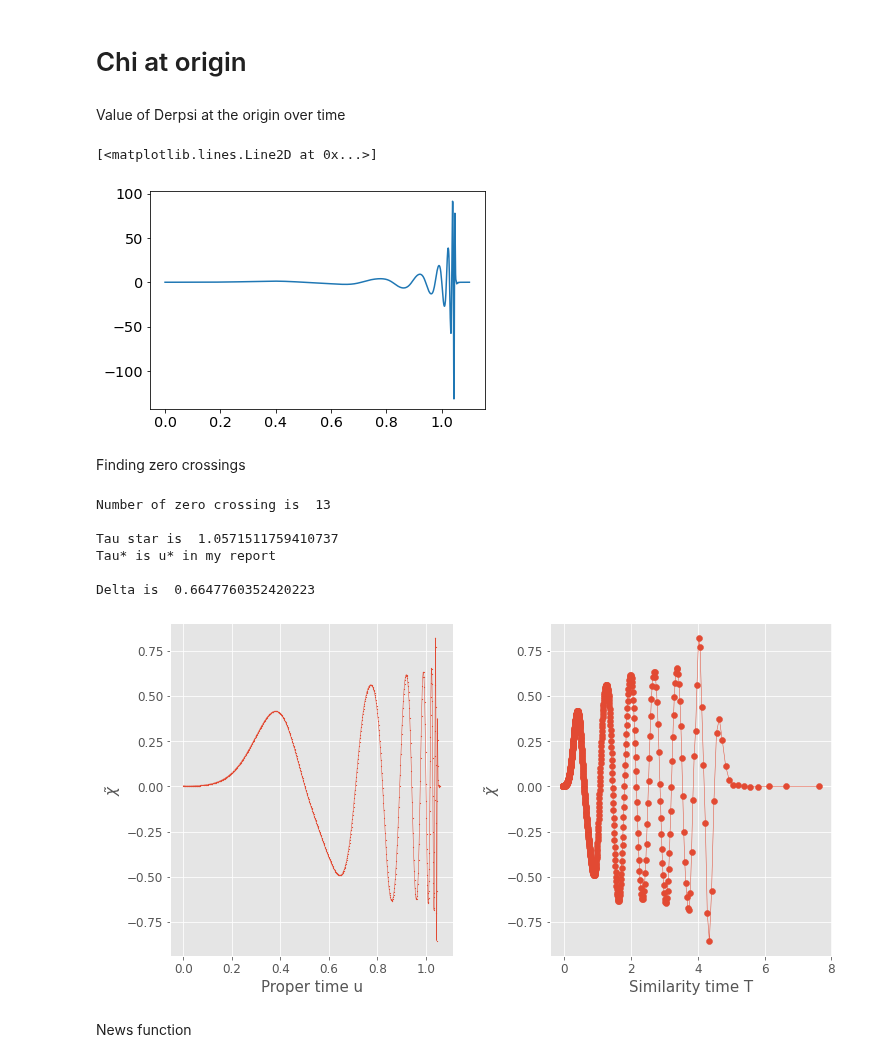
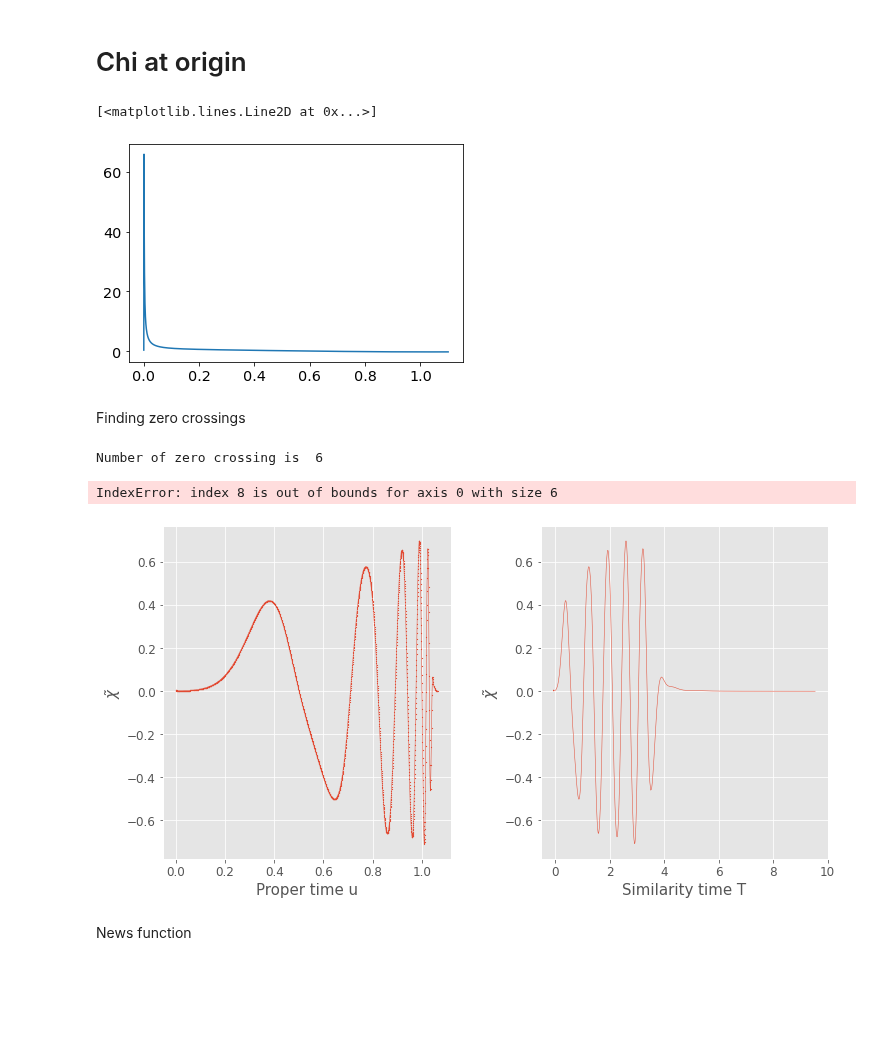
Before and after one commit to rita-png/gravitational-collapse, a Jupyter notebook: TMYangMills/PostProcessing.ipynb, the cells around one changed output. Cells and saved outputs as stored; diff of their text form; code cells hidden in the pictures; blank space fills up the shorter version.

```diff
--- a/TMYangMills/PostProcessing.ipynb
+++ b/TMYangMills/PostProcessing.ipynb
@@ -52,7 +52,7 @@ derderxi_ori=[]
 
 for var in vars:
 
-    dir = "/home/rita13santos/Desktop/new/run7{}.txt".format(var)
+    dir = "/home/rita13santos/Desktop/new/run8/{}.txt".format(var)
     #dir = "/home/rita13santos/Desktop/MSc Thesis/Git/TMYangMills/DATA/SavedDATA/finalthesis plots/run23/{}.txt".format(var)
 
 
@@ -152,13 +155,11 @@ def converttobondi(time, beta_scri):
 bonditime=converttobondi(time,beta_scri)
 # %% [markdown]
 # Chi at origin
-# %% [markdown]
-Value of Derpsi at the origin over time
 # %%
 plt.plot(time, derderxi_ori)
 # %% [output]
 [<matplotlib.lines.Line2D at 0x...>]
-[figure, old version]
+[figure, new version]
 # %% [markdown]
 Finding zero crossings
 # %%
@@ -176,7 +177,7 @@ print("Number of zero crossing is ",len(roots))
 
     print("Delta is ", 2*math.log((tau_star-roots[kkkk])/(tau_star-roots[kkkk+1])), " for k =", kkkk)"""
 
-k=7
+k=5
 
 tau_star=(roots[0+k]*roots[3+k]-roots[1+k]*roots[2+k])/(roots[0+k]-roots[1+k]-roots[2+k]+roots[3+k])
 print("\nTau star is ", tau_star)
@@ -185,12 +186,8 @@ print("Tau* is u* in my report")
 Delta=2*math.log((tau_star-roots[k])/(tau_star-roots[k+1]))
 print("\nDelta is ", Delta)
 # %% [output]
-Number of zero crossing is  13
-
-Tau star is  1.0571511759410737
-Tau* is u* in my report
-
-Delta is  0.6647760352420223
+Number of zero crossing is  6
+IndexError: index 8 is out of bounds for axis 0 with size 6
 # %%
 Delta=0.6
 #tau_star=0.8575751683709906
@@ -210,35 +207,35 @@ for tt in adapt_time:
     aux=np.exp(-tt)*1/2*derderxi_ori[i]
     chitilde.append(aux)
     i=i+1
 
 with plt.style.context('ggplot'):
     """plt.rcParams.update({'font.size': 12})
     plt.rcParams["figure.figsize"] = (7,5)"""
     fig, (ax1, ax2) = plt.subplots(1, 2,figsize=(11, 6))
 
     #ax1.plot(time,np.multiply(1/2,derderxi_ori),linewidth=0.5)
     #ax1.scatter(time,np.multiply(1/2,derderxi_ori),s=0.5)
     ax1.plot(time[0:len(chitilde)],chitilde,linewidth=0.5)
     ax1.scatter(time[0:len(chitilde)],chitilde,s=0.5)
     #ax1.set_xlim([1,1.05])
     #ax1.set_ylim([-1,1])
     ax1.set_xlabel("Proper time u",fontsize=15)
     ax1.set_ylabel(r"$\tilde{\chi}$",fontsize=15)
     #ax2.set_xlim([-0.25,6])
     #ax2.set_ylim([-1,1])
 
     #ax2.plot(adapt_time,np.multiply(1/2,derderxi_ori[0:len(adapt_time)]),linewidth=0.5)
     ax2.plot(adapt_time,chitilde,linewidth=0.5)
-    ax2.scatter(adapt_time,chitilde)
+    #ax2.scatter(adapt_time,chitilde)
     ax2.set_xlabel("Similarity time T",fontsize=15)
     ax2.set_ylabel(r"$\tilde{\chi}$",fontsize=15)
     fig.tight_layout(pad=3.0)
 
     plt.savefig("myImagePDF.pdf", format="pdf", bbox_inches="tight")
 
     plt.show()
 # %% [output]
-[figure, old version]
+[figure, new version]
 # %% [markdown]
 News function
 # %%
```
Also changed, not shown: parts of 4 cells of this notebook, 2 other files.
